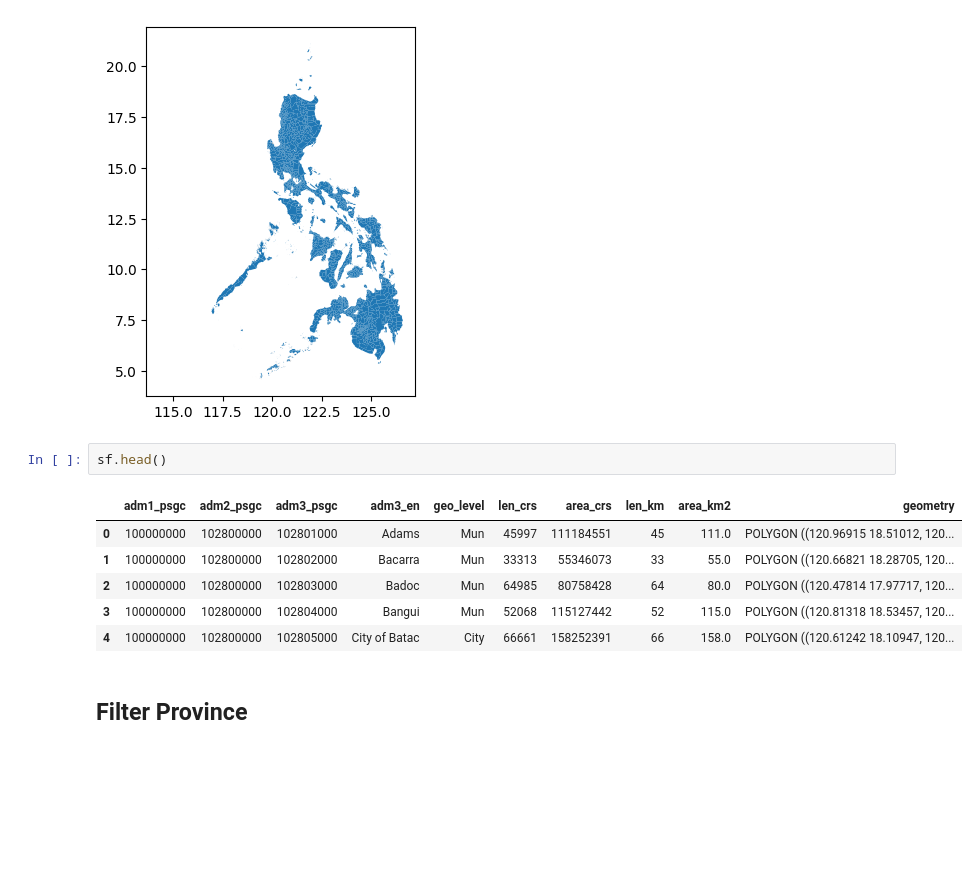
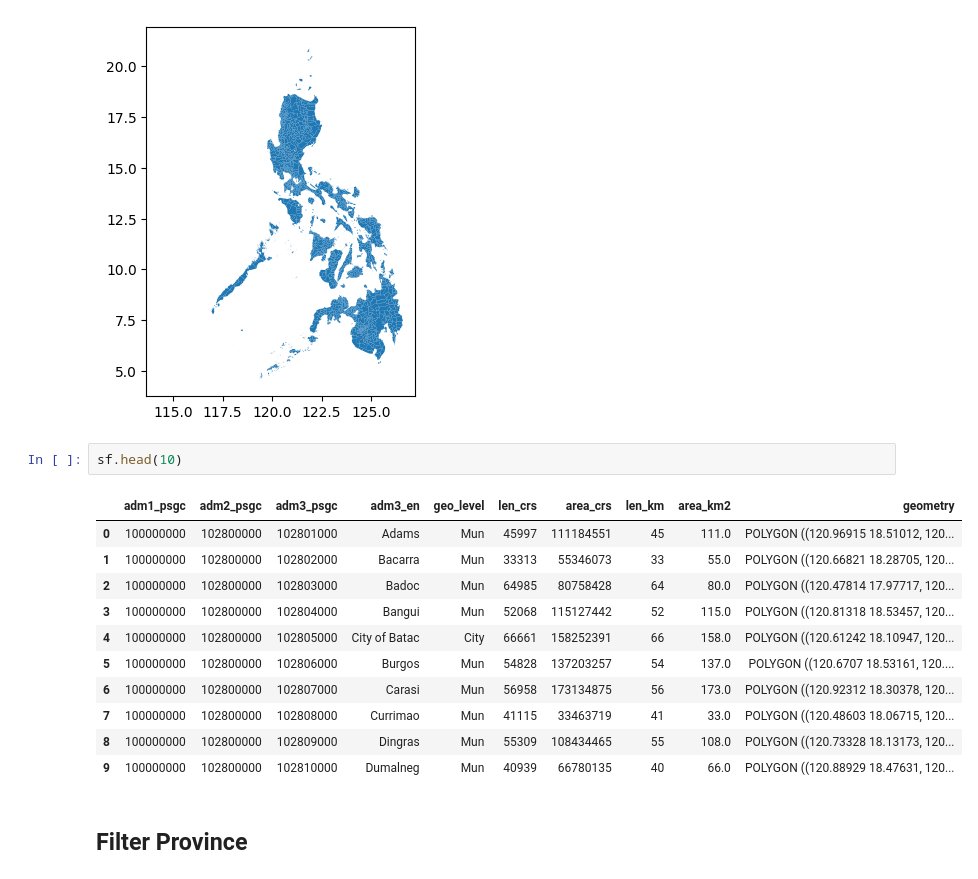
Before and after one commit to dddelacruz/cs198-scl-envi-2425, a Jupyter notebook: 02_data_processing/shapefile_filtering.ipynb, the cells around one changed output. Saved outputs shown, nothing was run; the diff lists cells and outputs as text; blank space fills up the shorter version.

```diff
--- a/02_data_processing/shapefile_filtering.ipynb
+++ b/02_data_processing/shapefile_filtering.ipynb
@@ -23,14 +23,19 @@ sf.plot()
 <Axes: >
 [figure]
 # %%
-sf.head()
+sf.head(10)
 # %% [output]
 |  | adm1_psgc | adm2_psgc | adm3_psgc | adm3_en | geo_level | len_crs | area_crs | len_km | area_km2 | geometry |
 | 0 | 100000000 | 102800000 | 102801000 | Adams | Mun | 45997 | 111184551 | 45 | 111.0 | POLYGON ((120.96915 18.51012, 120... |
 | 1 | 100000000 | 102800000 | 102802000 | Bacarra | Mun | 33313 | 55346073 | 33 | 55.0 | POLYGON ((120.66821 18.28705, 120... |
 | 2 | 100000000 | 102800000 | 102803000 | Badoc | Mun | 64985 | 80758428 | 64 | 80.0 | POLYGON ((120.47814 17.97717, 120... |
 | 3 | 100000000 | 102800000 | 102804000 | Bangui | Mun | 52068 | 115127442 | 52 | 115.0 | POLYGON ((120.81318 18.53457, 120... |
 | 4 | 100000000 | 102800000 | 102805000 | City of Batac | City | 66661 | 158252391 | 66 | 158.0 | POLYGON ((120.61242 18.10947, 120... |
+| 5 | 100000000 | 102800000 | 102806000 | Burgos | Mun | 54828 | 137203257 | 54 | 137.0 | POLYGON ((120.6707 18.53161, 120.... |
+| 6 | 100000000 | 102800000 | 102807000 | Carasi | Mun | 56958 | 173134875 | 56 | 173.0 | POLYGON ((120.92312 18.30378, 120... |
+| 7 | 100000000 | 102800000 | 102808000 | Currimao | Mun | 41115 | 33463719 | 41 | 33.0 | POLYGON ((120.48603 18.06715, 120... |
+| 8 | 100000000 | 102800000 | 102809000 | Dingras | Mun | 55309 | 108434465 | 55 | 108.0 | POLYGON ((120.73328 18.13173, 120... |
+| 9 | 100000000 | 102800000 | 102810000 | Dumalneg | Mun | 40939 | 66780135 | 40 | 66.0 | POLYGON ((120.88929 18.47631, 120... |
 # %% [markdown]
 ## Filter Province
 # %% [markdown]
```
Also changed, not shown: parts of 6 cells of this notebook, 5 other files.
